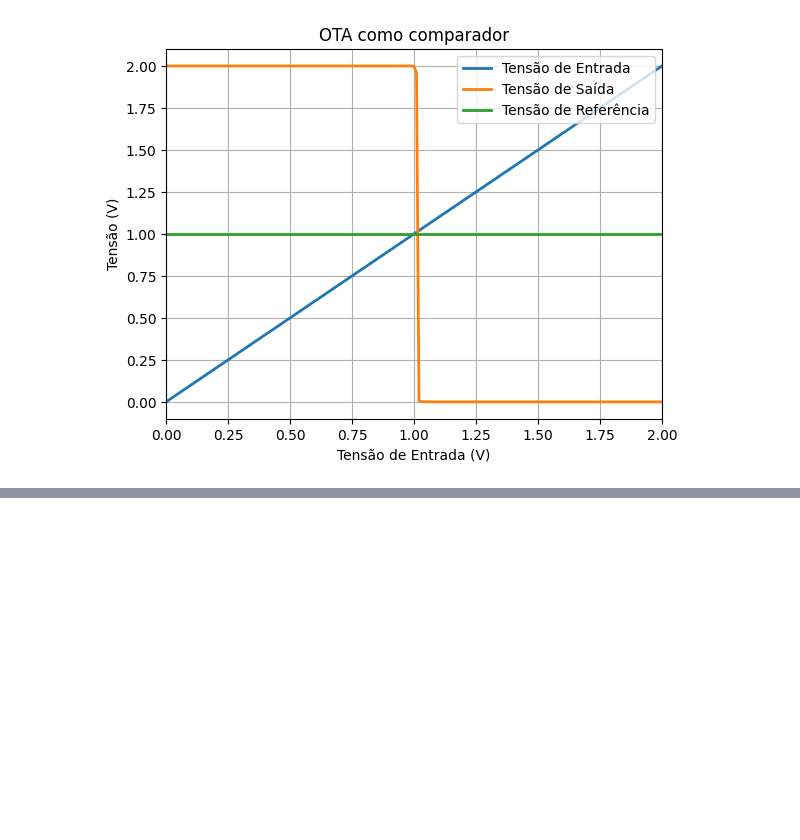
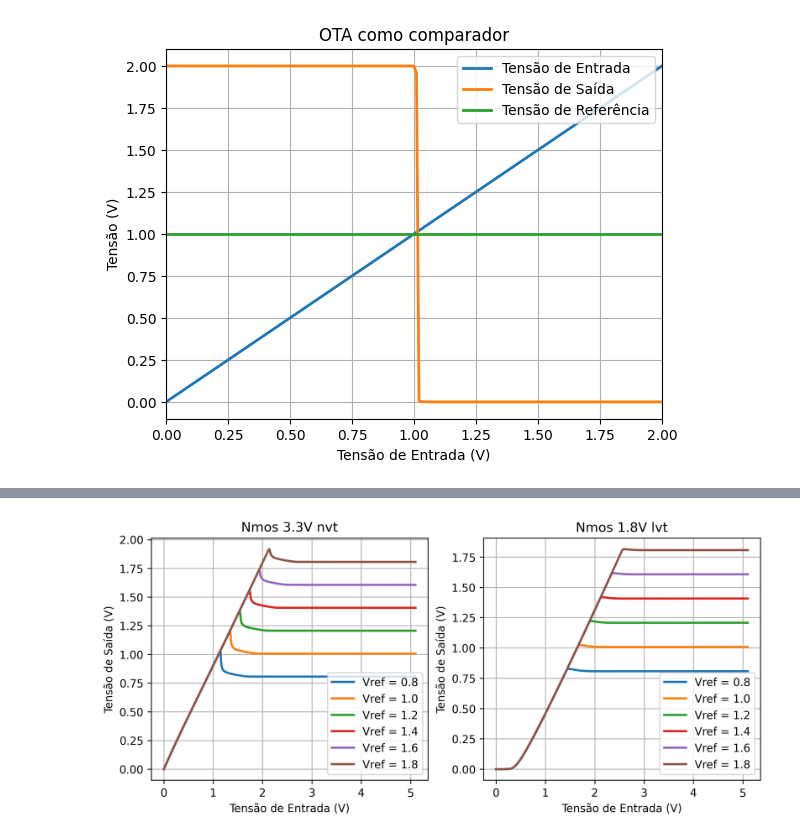
Before and after one commit to edsonsilva17/tcc_eng_final, a Jupyter notebook: xschem/simulations/dados simulações/gerador_graficos.ipynb, the cells around one changed output, grey strips where cells are left out. Saved outputs shown, nothing was run; the diff lists cells and outputs as text; code cells hidden in the pictures; blank space fills up the shorter version.

```diff
--- a/xschem/simulations/dados simulações/gerador_graficos.ipynb
+++ b/xschem/simulations/dados simulações/gerador_graficos.ipynb
@@ -191,42 +151,90 @@ plt.show()
 # %%
 import csv
 import matplotlib.pyplot as plt
-x1 = list()
-y1 = list()
-x2 = list()
-y2 = list()
+x1 = [[], [], [], [], [], []]
+y1 = [[], [], [], [], [], []]
+x2 = [[], [], [], [], [], []]
+y2 = [[], [], [], [], [], []]
 
-#Abrindo dados prelayout ideal
+#Abrindo dados nmos 3.3
 with open('tb_ldo.csv', 'r') as arquivo:
     arquivo_csv = csv.reader(arquivo, delimiter=' ')
     for linha in arquivo_csv:
         while '' in linha:
             linha.remove('')
-        print(linha)
+        if float(linha[3]) == 0.8:
+            x1[0].append(float(linha[0]))
+            y1[0].append(float(linha[1]))
+        if float(linha[3]) == 1.0:
+            x1[1].append(float(linha[0]))
+            y1[1].append(float(linha[1]))
+        if float(linha[3]) == 1.2:
+            x1[2].append(float(linha[0]))
+            y1[2].append(float(linha[1]))
+        if float(linha[3]) == 1.4:
+            x1[3].append(float(linha[0]))
+            y1[3].append(float(linha[1]))
+        if float(linha[3]) == 1.6:
+            x1[4].append(float(linha[0]))
+            y1[4].append(float(linha[1]))
+        if float(linha[3]) == 1.8:
+            x1[5].append(float(linha[0]))
+            y1[5].append(float(linha[1]))
 
-
-'''
-#Abrindo dados poslayout ideal
-with open('prelayout_casamento.csv', 'r') as arquivo:
+#Abrindo dados nmos 1.8 lvt
+with open('ldo_lvt.csv', 'r') as arquivo:
     arquivo_csv = csv.reader(arquivo, delimiter=' ')
     for linha in arquivo_csv:
         while '' in linha:
             linha.remove('')
-        x2.append(float(linha[0])*(10**6))
-        y2.append(float(linha[1])*0.5)
+        if float(linha[3]) == 0.8:
+            x2[0].append(float(linha[0]))
+            y2[0].append(float(linha[1]))
+        if float(linha[3]) == 1.0:
+            x2[1].append(float(linha[0]))
+            y2[1].append(float(linha[1]))
+        if float(linha[3]) == 1.2:
+            x2[2].append(float(linha[0]))
+            y2[2].append(float(linha[1]))
+        if float(linha[3]) == 1.4:
+            x2[3].append(float(linha[0]))
+            y2[3].append(float(linha[1]))
+        if float(linha[3]) == 1.6:
+            x2[4].append(float(linha[0]))
+            y2[4].append(float(linha[1]))
+        if float(linha[3]) == 1.8:
+            x2[5].append(float(linha[0]))
+            y2[5].append(float(linha[1]))
+
+fig, axs = plt.subplots(1, 2, figsize=(10,4), dpi=300)
+
+axs[0].plot(x1[0],y1[0], lw=2., label='Vref = 0.8')
+axs[0].plot(x1[1],y1[1], lw=2., label='Vref = 1.0')
+axs[0].plot(x1[2],y1[2], lw=2., label='Vref = 1.2')
+axs[0].plot(x1[3],y1[3], lw=2., label='Vref = 1.4')
+axs[0].plot(x1[4],y1[4], lw=2., label='Vref = 1.6')
+axs[0].plot(x1[5],y1[5], lw=2., label='Vref = 1.8')
+axs[0].set_title('Nmos 3.3V nvt')
+
+axs[1].plot(x2[0],y2[0], lw=2., label='Vref = 0.8')
+axs[1].plot(x2[1],y2[1], lw=2., label='Vref = 1.0')
+axs[1].plot(x2[2],y2[2], lw=2., label='Vref = 1.2')
+axs[1].plot(x2[3],y2[3], lw=2., label='Vref = 1.4')
+axs[1].plot(x2[4],y2[4], lw=2., label='Vref = 1.6')
+axs[1].plot(x2[5],y2[5], lw=2., label='Vref = 1.8')
+axs[1].set_title('Nmos 1.8V lvt')
+
+
+for ax in axs.flat:
+    ax.set(xlabel='Tensão de Entrada (V)', ylabel='Tensão de Saída (V)')
+    #ax.xlim(0, 5.1)
+    #ax.ylim(0, 2)
+    ax.legend()
+    ax.grid()
 
 
 #Plotando Gráficos
-plt.plot(x1,y1, lw=2., label='$\mathit{Pré}$-$\mathit{layout}$')
-plt.plot(x2,y2, lw=2., label='$\mathit{Pós}$-$\mathit{layout}$')
-plt.xlim(0, 40)
-plt.ylim(0, 2)
-plt.title('Simulação com rede de casamento de impedância')
-plt.xlabel('Tempo (\u00B5s)')
-plt.ylabel('Tensão (V)')
-plt.legend()
-plt.grid()
-plt.savefig('fontes_casamento.png', format='png')
+
+plt.savefig('ldo.png', format='png')
 plt.show()
-'''
 # %% [output]
@@ -250,0 +241 @@ plt.show()
+[figure, added]
```
Also changed, not shown: parts of 4 cells of this notebook, 13 other files.
